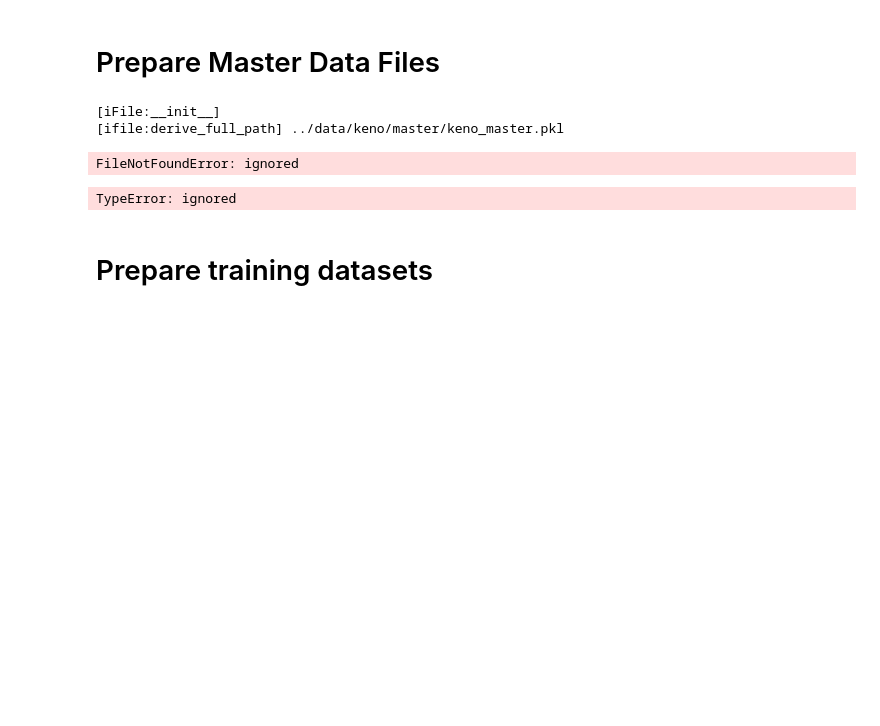
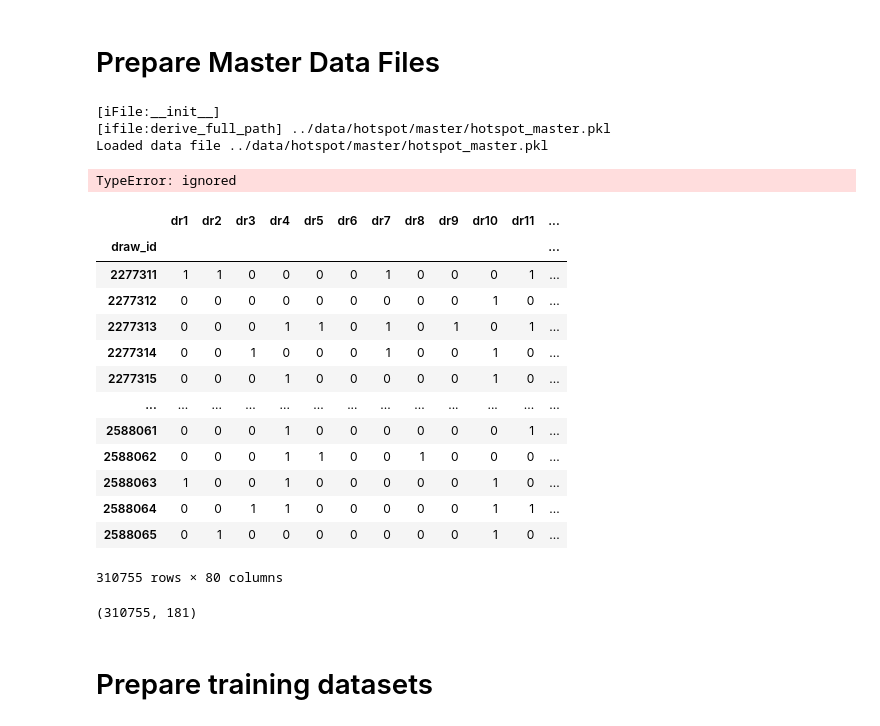
Before and after one commit to medikid/ai_lotto, a Jupyter notebook: notebooks/data_prep.ipynb, the cells around one changed output. Drawn from its saved outputs; the diff is of its cells as text; code cells hidden in the pictures; blank space fills up the shorter version.

Commit message:
DF Int to Float

```diff
--- a/notebooks/data_prep.ipynb
+++ b/notebooks/data_prep.ipynb
@@ -38,35 +38,66 @@ Using TensorFlow backend.
 # import numpy as np
 # import pandas as pd
 
-_GAME = 'keno'
+_GAME = 'hotspot'
 # %%
 # Load master pickl, deconstruct and load deconstructed files
 master_data = Data("{0}_master".format(_GAME), True); #true flag will load master and sub_master DFs
-DF_IDs = #master_data._DF_IDs;
-DF_R = #master_data._DF_R;
-DF_DR = #master_data._DF_DR;
-DF_DP = #master_data._DF_DP;
+DF_IDs = master_data._DF_IDs;
+DF_R = master_data._DF_R;
+DF_DR = master_data._DF_DR;
+DF_DP = master_data._DF_DP;
 # %% [output]
 [iFile:__init__]
-[ifile:derive_full_path] ../data/keno/master/keno_master.pkl
+[ifile:derive_full_path] ../data/hotspot/master/hotspot_master.pkl
+Loaded data file ../data/hotspot/master/hotspot_master.pkl
-FileNotFoundError: ignored
+# %%
+_DATA_TYPE = 'dp'; _GAME='keno'; Dataframes={};
+m_path =  "../data/{0}/master/{0}_master.pkl".format(_GAME);
+i_path = "../data/{0}/master/{0}_master_{1}.pkl".format(_GAME, _DATA_TYPE);
+f_path = "../data/{0}/master/{0}_master_{1}f_.pkl".format(_GAME, _DATA_TYPE);
+
+DF = pd.read_pickle(f_path)
+DF_DR.astype(float).to_pickle(f_path)
+#DFI = DF.index()#
+# %% [output]
+TypeError: ignored
 # %%
 # load individul sub-master files
 DF_DR = pd.read_pickle("../data/{0}/master/{0}_master_dr.pkl".format(_GAME))
+DF_DR
+# %% [output]
+|  | dr1 | dr2 | dr3 | dr4 | dr5 | dr6 | dr7 | dr8 | dr9 | dr10 | dr11 | ... |
+| draw_id |  |  |  |  |  |  |  |  |  |  |  | ... |
+| 2277311 | 1 | 1 | 0 | 0 | 0 | 0 | 1 | 0 | 0 | 0 | 1 | ... |
+| 2277312 | 0 | 0 | 0 | 0 | 0 | 0 | 0 | 0 | 0 | 1 | 0 | ... |
+| 2277313 | 0 | 0 | 0 | 1 | 1 | 0 | 1 | 0 | 1 | 0 | 1 | ... |
+| 2277314 | 0 | 0 | 1 | 0 | 0 | 0 | 1 | 0 | 0 | 1 | 0 | ... |
+| 2277315 | 0 | 0 | 0 | 1 | 0 | 0 | 0 | 0 | 0 | 1 | 0 | ... |
+| ... | ... | ... | ... | ... | ... | ... | ... | ... | ... | ... | ... | ... |
+| 2588061 | 0 | 0 | 0 | 1 | 0 | 0 | 0 | 0 | 0 | 0 | 1 | ... |
+| 2588062 | 0 | 0 | 0 | 1 | 1 | 0 | 0 | 1 | 0 | 0 | 0 | ... |
+| 2588063 | 1 | 0 | 0 | 1 | 0 | 0 | 0 | 0 | 0 | 1 | 0 | ... |
+| 2588064 | 0 | 0 | 1 | 1 | 0 | 0 | 0 | 0 | 0 | 1 | 1 | ... |
+| 2588065 | 0 | 1 | 0 | 0 | 0 | 0 | 0 | 0 | 0 | 1 | 0 | ... |
+310755 rows × 80 columns
 # %%
 #Convert DF Int to Float and save them.
 #load specific sub-master files
 import pandas as pd
 import numpy as np
-_DATA_TYPE = 'r'; _GAME='keno'; Dataframes={};
+_DATA_TYPE = 'dr'; _GAME='hotspot'; Dataframes={};
+m_path =  "../data/{0}/master/{0}_master.pkl".format(_GAME);
 i_path = "../data/{0}/master/{0}_master_{1}.pkl".format(_GAME, _DATA_TYPE);
 f_path = "../data/{0}/master/{0}_master_{1}f_.pkl".format(_GAME, _DATA_TYPE);
 
 
-Dataframes["DF_{0}".format(_DATA_TYPE).upper()] = pd.read_pickle(i_path)
-Dataframes['DF_R'] = Dataframes['DF_R'].astype(float)
+Dataframes["DF_{0}".format(_DATA_TYPE).upper()] = pd.read_pickle(m_path)
 
-Dataframes['DF_R'].to_pickle(f_path)
+#Dataframes["DF_{0}".format(_DATA_TYPE).upper()] = Dataframes["DF_{0}".format(_DATA_TYPE).upper()].astype(float)
+#Dataframes["DF_{0}".format(_DATA_TYPE).upper()].to_pickle(f_path)
+
+Dataframes["DF_{0}".format(_DATA_TYPE).upper()].shape
+#m_path
 # %% [output]
-TypeError: ignored
+(310755, 181)
 # %%
```
Also changed, not shown: parts of 1 cell of this notebook.
